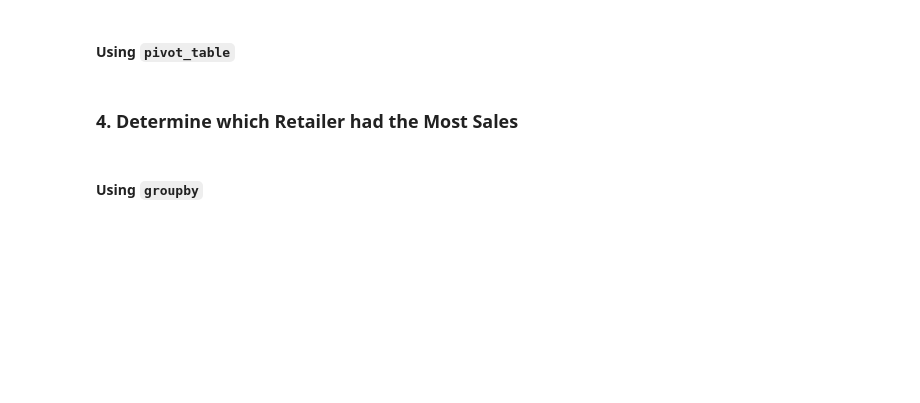
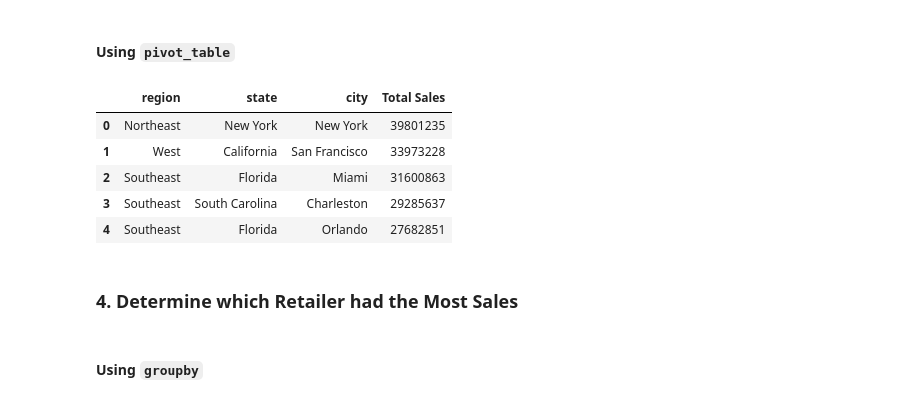
Before and after one commit to ehxewri/athletic_sales_analysis, a Jupyter notebook: athletic_sales_analysis_starter_code.ipynb, the cells around one changed output. Saved outputs shown, nothing was run; the diff lists cells and outputs as text; code cells hidden in the pictures; blank space fills up the shorter version.

```diff
--- a/athletic_sales_analysis_starter_code.ipynb
+++ b/athletic_sales_analysis_starter_code.ipynb
@@ -136,12 +222,20 @@ dtype('<M8[ns]')
 #### Using `pivot_table`
 # %%
 # Show the total sales for the products sold for each region, state, and city.
-
-
 # Optional: Rename the "total_sales" column to "Total Sales"
-
-
+pt_rsc_df = as_years_df.pivot_table(index=['region','state','city'],
+                                    values='total_sales',
+                                    aggfunc='sum').reset_index().rename(columns={'total_sales':'Total Sales'})\
+                                    .sort_values(by=['Total Sales'], ascending=False, ignore_index=(True))
 # Show the top 5 results.
+pt_rsc_df.head(5)
+# %% [output]
+|  | region | state | city | Total Sales |
+| 0 | Northeast | New York | New York | 39801235 |
+| 1 | West | California | San Francisco | 33973228 |
+| 2 | Southeast | Florida | Miami | 31600863 |
+| 3 | Southeast | South Carolina | Charleston | 29285637 |
+| 4 | Southeast | Florida | Orlando | 27682851 |
 # %% [markdown]
 ### 4. Determine which Retailer had the Most Sales
 # %% [markdown]
```
Also changed, not shown: parts of 14 cells of this notebook, 2 other files.
